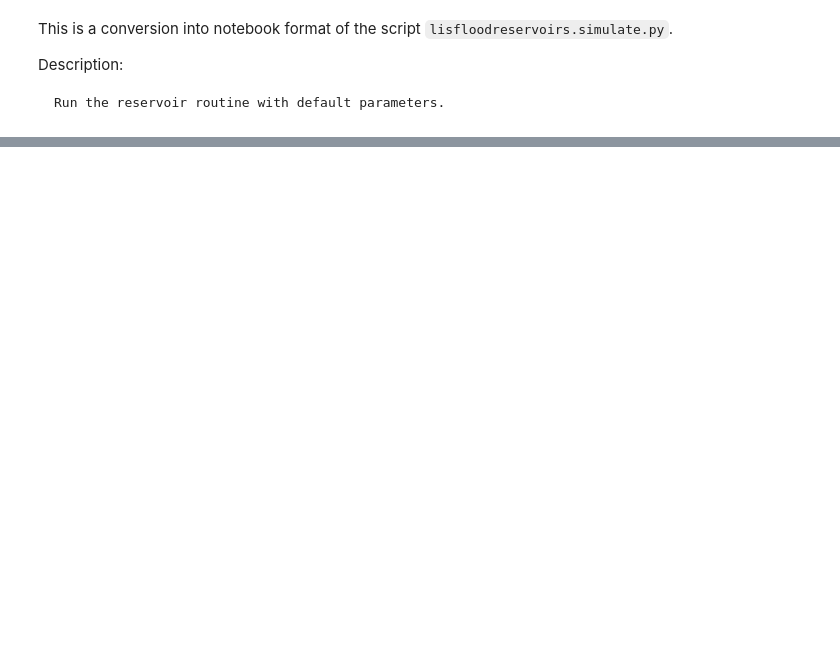
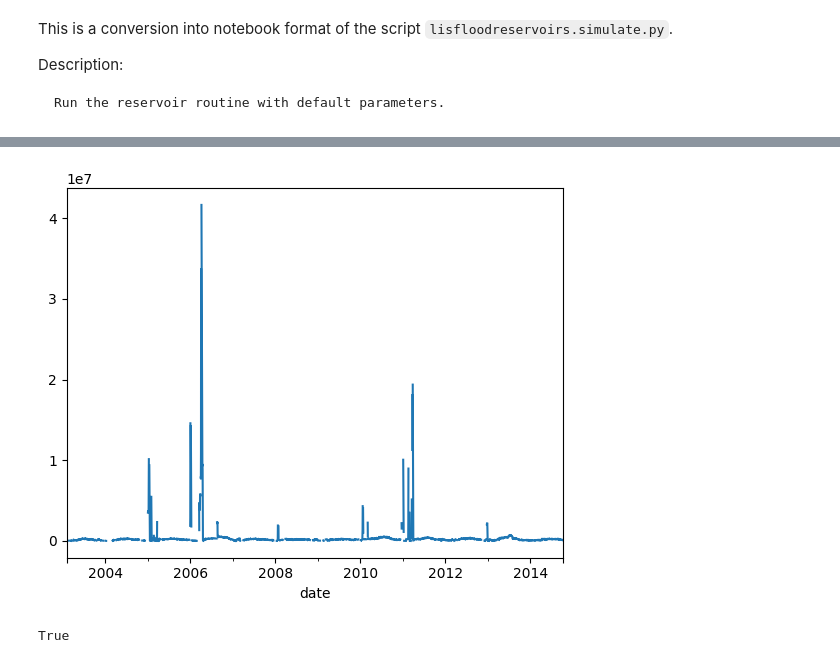
Before and after one commit to casadoj/lisflood-reservoirs, a Jupyter notebook: notebook/ResOpsUS/models/1_simulate.ipynb, the cells around one changed output, grey strips where cells are left out. Saved outputs shown, nothing was run; the diff lists cells and outputs as text; code cells hidden in the pictures; blank space fills up the shorter version.

```diff
--- a/notebook/ResOpsUS/models/1_simulate.ipynb
+++ b/notebook/ResOpsUS/models/1_simulate.ipynb
@@ -220,0 +105,7 @@ for grand_id, ts in tqdm(timeseries.items(), desc='simulating reservoir'):
+# %%
+grand_id = 203
+ts = timeseries[grand_id]
+# %%
+ts.storage.plot();
+# %% [output]
+[figure, added]
@@ -220,0 +114,4 @@ for grand_id, ts in tqdm(timeseries.items(), desc='simulating reservoir'):
+# %%
+pd.isna(Vo)
+# %% [output]
+True
```
Also changed, not shown: parts of 12 cells of this notebook, 3 other files.
